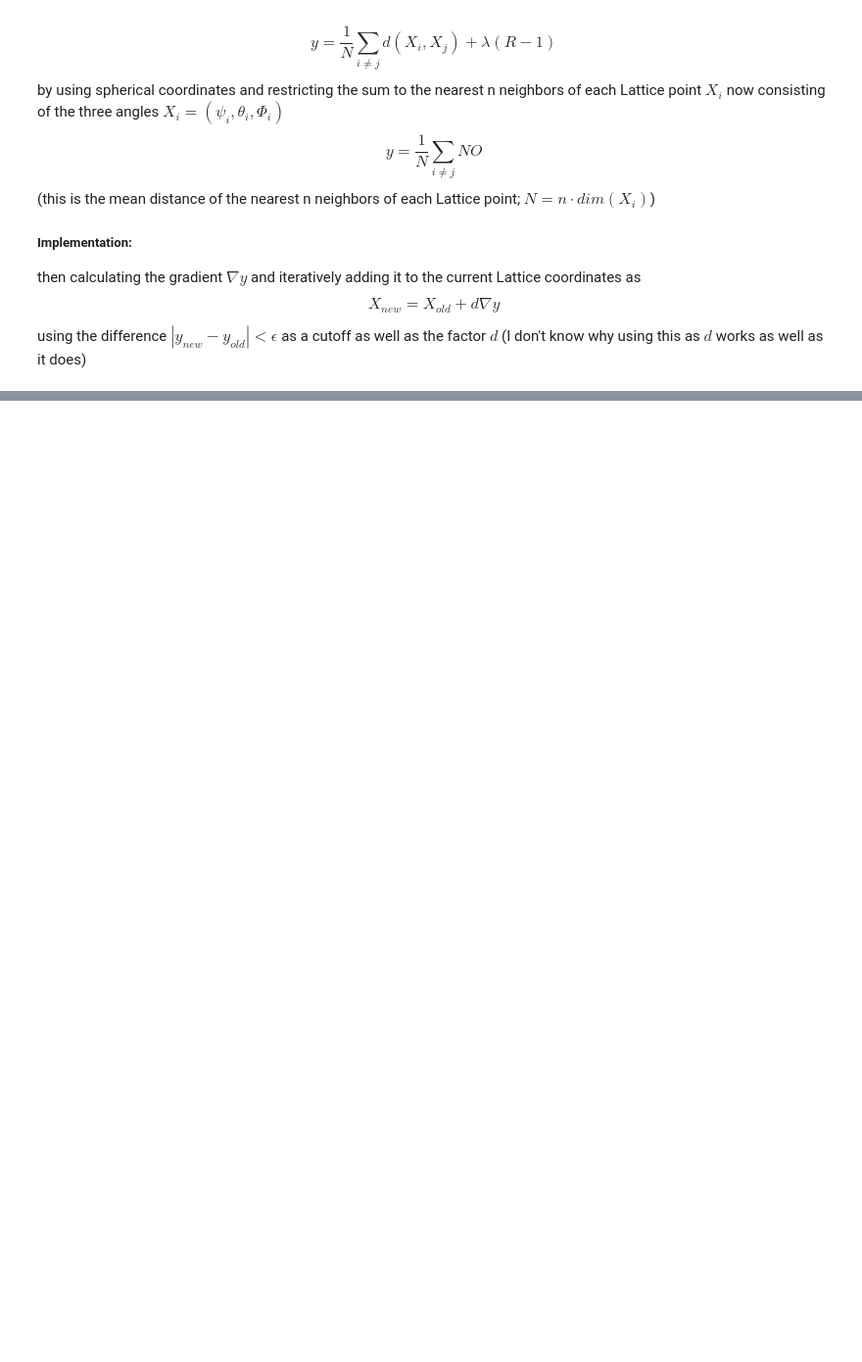
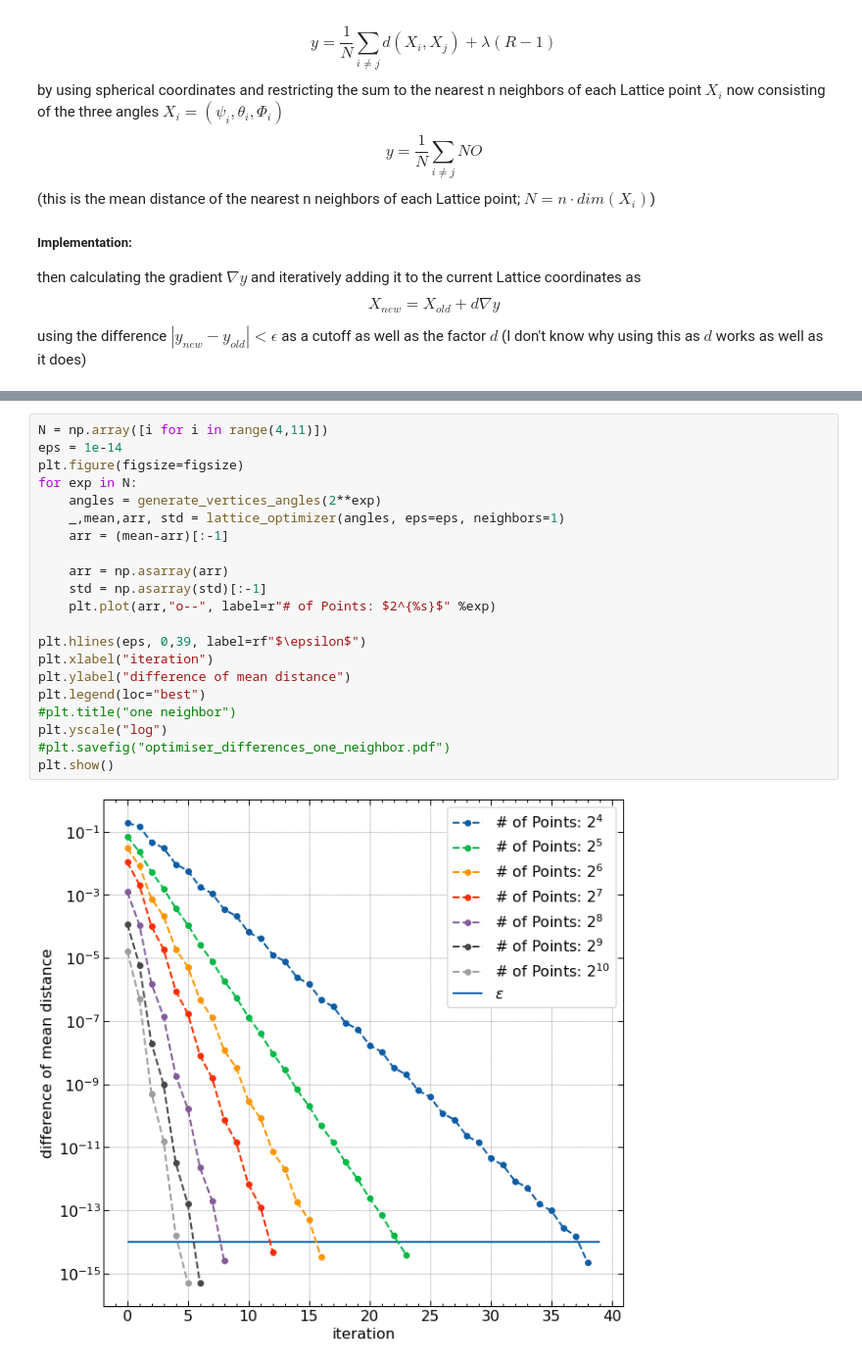
Before and after one commit to djrolfes/bachelor_thesis, a Jupyter notebook: tests.ipynb, the cells around one changed output, grey strips where cells are left out. Shown at 98% size. Drawn from its saved outputs; the diff is of its cells as text; blank space fills up the shorter version.

```diff
--- a/tests.ipynb
+++ b/tests.ipynb
@@ -347,0 +392,23 @@ using the difference $|y_{new} - y_{old}| < \epsilon$ as a cutoff as well as the
+# %%
+N = np.array([i for i in range(4,11)])
+eps = 1e-14
+plt.figure(figsize=figsize)
+for exp in N:
+    angles = generate_vertices_angles(2**exp)
+    _,mean,arr, std = lattice_optimizer(angles, eps=eps, neighbors=1)
+    arr = (mean-arr)[:-1]
+
+    arr = np.asarray(arr)
+    std = np.asarray(std)[:-1]
+    plt.plot(arr,"o--", label=r"# of Points: $2^{%s}$" %exp)
+
+plt.hlines(eps, 0,39, label=rf"$\epsilon$")
+plt.xlabel("iteration")
+plt.ylabel("difference of mean distance")
+plt.legend(loc="best")
+#plt.title("one neighbor")
+plt.yscale("log")
+#plt.savefig("optimiser_differences_one_neighbor.pdf")
+plt.show()
+# %% [output]
+[figure, added]
```
Also changed, not shown: parts of 24 cells of this notebook, 5 other files.
